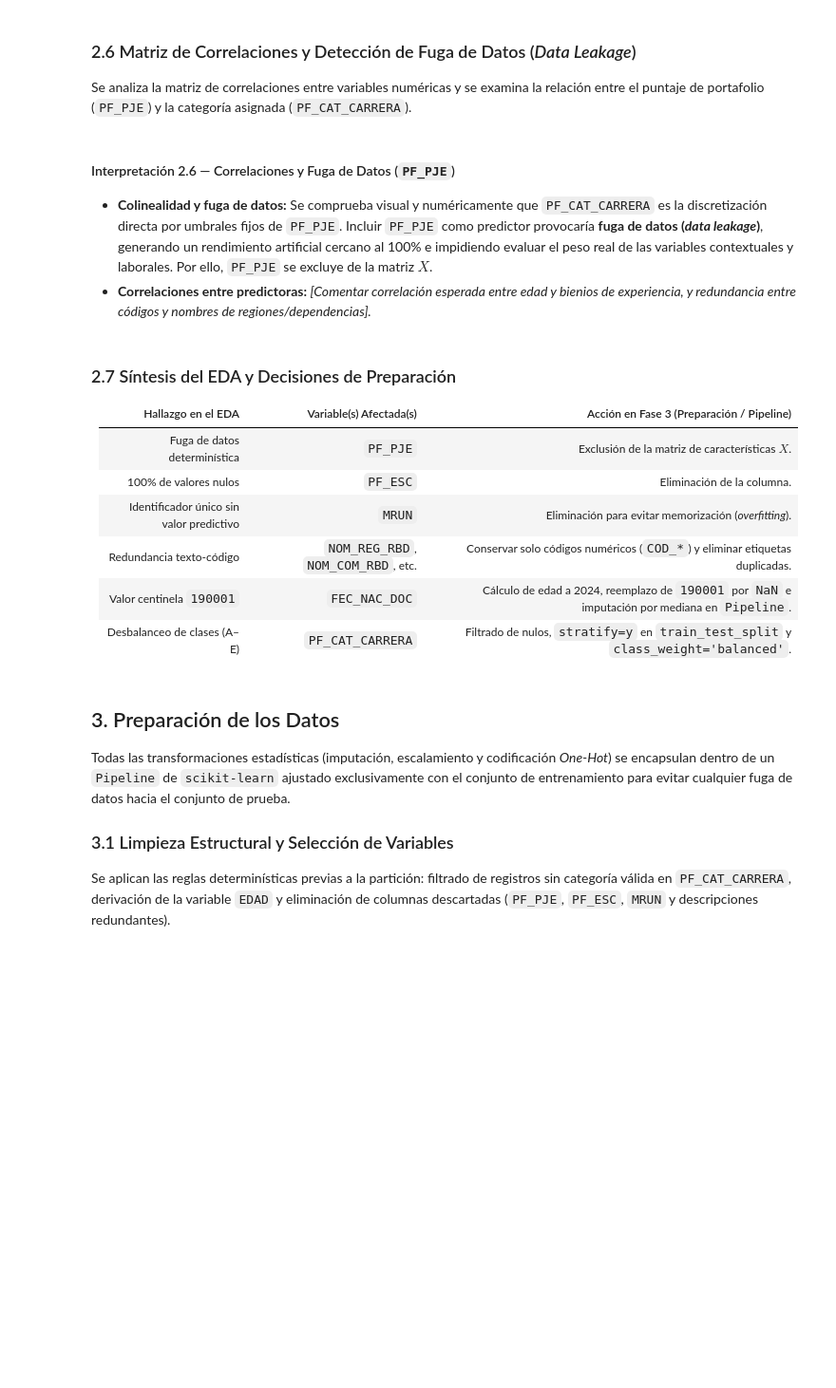
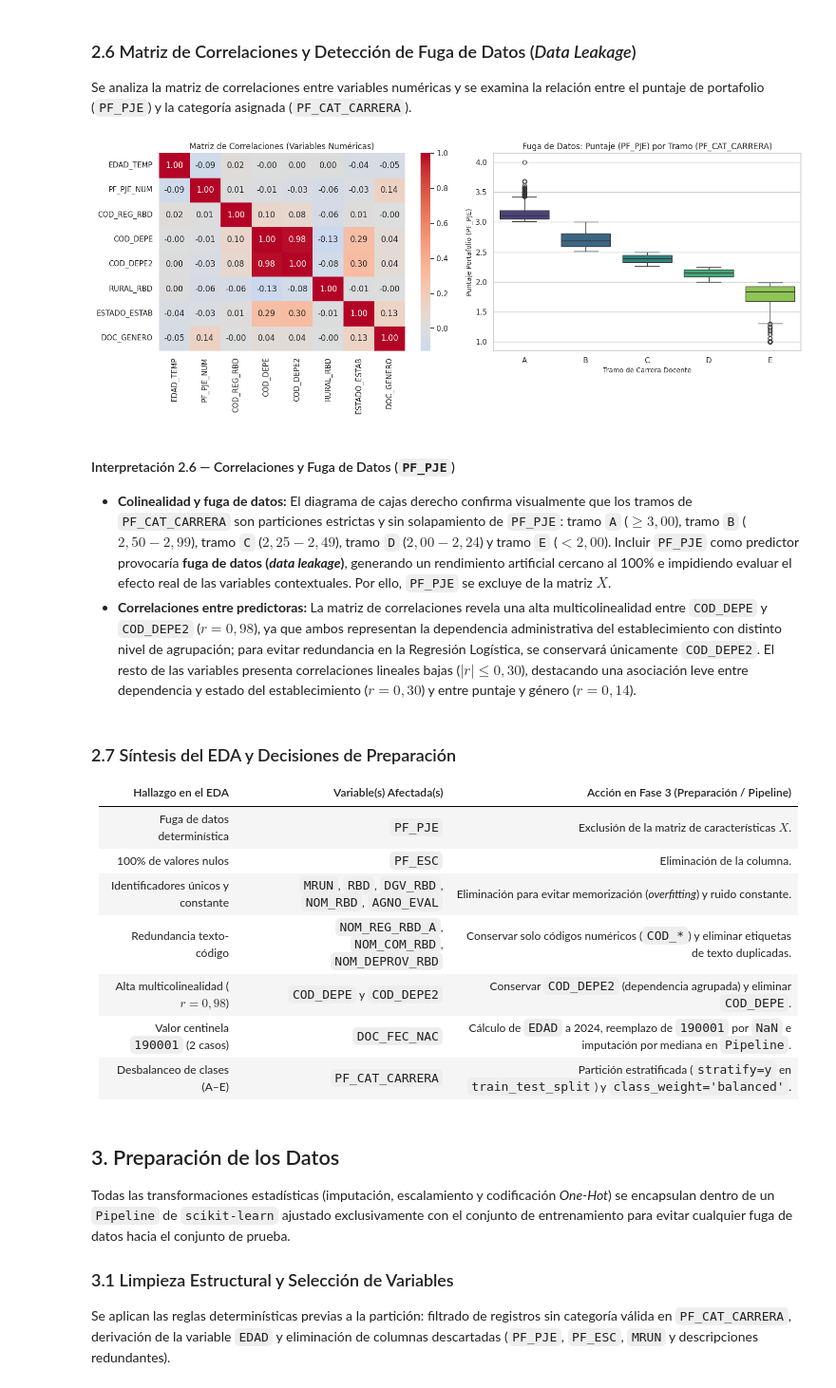
Before and after one commit to gonmpa/Notebook_Jupyter_Mineria_Datos_Supervisado_Clasificacion, a Jupyter notebook: Evaluacion_Final_MD_Pino_Gonzalo.ipynb, the cells around one changed output. Shown at 95% size. Drawn from its saved outputs; the diff is of its cells as text; code cells hidden in the pictures; blank space fills up the shorter version.

```diff
--- a/Evaluacion_Final_MD_Pino_Gonzalo.ipynb
+++ b/Evaluacion_Final_MD_Pino_Gonzalo.ipynb
@@ -70,10 +297,30 @@ Se construyen diagramas de caja (*box-plots*) sobre las variables numéricas con
 # %% [markdown]
 ### 2.6 Matriz de Correlaciones y Detección de Fuga de Datos (*Data Leakage*)
 Se analiza la matriz de correlaciones entre variables numéricas y se examina la relación entre el puntaje de portafolio (`PF_PJE`) y la categoría asignada (`PF_CAT_CARRERA`).
+# %%
+# [C-2.6] Matriz de correlaciones y demostración visual de fuga de datos en PF_PJE
+fig, axes = plt.subplots(1, 2, figsize=(15, 6))
+
+# 1. Heatmap de correlación entre variables numéricas
+cols_corr = ["EDAD_TEMP", "PF_PJE_NUM", "COD_REG_RBD", "COD_DEPE", "COD_DEPE2", "RURAL_RBD", "ESTADO_ESTAB", "DOC_GENERO"]
+corr_matrix = df_eda[cols_corr].corr()
+sns.heatmap(corr_matrix, annot=True, fmt=".2f", cmap="coolwarm", center=0, ax=axes[0])
+axes[0].set_title("Matriz de Correlaciones (Variables Numéricas)")
+
+# 2. Relación determinística PF_PJE vs PF_CAT_CARRERA (Fuga de datos)
+sns.boxplot(data=df_eda, x="PF_CAT_CARRERA", y="PF_PJE_NUM", order=orden_tramos, palette="viridis", ax=axes[1])
+axes[1].set_title("Fuga de Datos: Puntaje (PF_PJE) por Tramo (PF_CAT_CARRERA)")
+axes[1].set_xlabel("Tramo de Carrera Docente")
+axes[1].set_ylabel("Puntaje Portafolio (PF_PJE)")
+
+plt.tight_layout()
+plt.show()
+# %% [output]
+[figure, added]
 # %% [markdown]
 #### Interpretación 2.6 — Correlaciones y Fuga de Datos (`PF_PJE`)
-* **Colinealidad y fuga de datos:** Se comprueba visual y numéricamente que `PF_CAT_CARRERA` es la discretización directa por umbrales fijos de `PF_PJE`. Incluir `PF_PJE` como predictor provocaría **fuga de datos (*data leakage*)**, generando un rendimiento artificial cercano al 100% e impidiendo evaluar el peso real de las variables contextuales y laborales. Por ello, `PF_PJE` se excluye de la matriz $X$.
-* **Correlaciones entre predictoras:** *[Comentar correlación esperada entre edad y bienios de experiencia, y redundancia entre códigos y nombres de regiones/dependencias].*
+* **Colinealidad y fuga de datos:** El diagrama de cajas derecho confirma visualmente que los tramos de `PF_CAT_CARRERA` son particiones estrictas y sin solapamiento de `PF_PJE`: tramo `A` ($\ge 3,00$), tramo `B` ($2,50 - 2,99$), tramo `C` ($2,25 - 2,49$), tramo `D` ($2,00 - 2,24$) y tramo `E` ($< 2,00$). Incluir `PF_PJE` como predictor provocaría **fuga de datos (*data leakage*)**, generando un rendimiento artificial cercano al 100% e impidiendo evaluar el efecto real de las variables contextuales. Por ello, `PF_PJE` se excluye de la matriz $X$.
+* **Correlaciones entre predictoras:** La matriz de correlaciones revela una alta multicolinealidad entre `COD_DEPE` y `COD_DEPE2` ($r = 0,98$), ya que ambos representan la dependencia administrativa del establecimiento con distinto nivel de agrupación; para evitar redundancia en la Regresión Logística, se conservará únicamente `COD_DEPE2`. El resto de las variables presenta correlaciones lineales bajas ($|r| \le 0,30$), destacando una asociación leve entre dependencia y estado del establecimiento ($r = 0,30$) y entre puntaje y género ($r = 0,14$).
 # %% [markdown]
 ### 2.7 Síntesis del EDA y Decisiones de Preparación
 
@@ -81,10 +328,11 @@ Se analiza la matriz de correlaciones entre variables numéricas y se examina la
 | :--- | :--- | :--- |
 | Fuga de datos determinística | `PF_PJE` | Exclusión de la matriz de características $X$. |
 | 100% de valores nulos | `PF_ESC` | Eliminación de la columna. |
-| Identificador único sin valor predictivo | `MRUN` | Eliminación para evitar memorización (*overfitting*). |
-| Redundancia texto-código | `NOM_REG_RBD`, `NOM_COM_RBD`, etc. | Conservar solo códigos numéricos (`COD_*`) y eliminar etiquetas duplicadas. |
-| Valor centinela `190001` | `FEC_NAC_DOC` | Cálculo de edad a 2024, reemplazo de `190001` por `NaN` e imputación por mediana en `Pipeline`. |
-| Desbalanceo de clases (A–E) | `PF_CAT_CARRERA` | Filtrado de nulos, `stratify=y` en `train_test_split` y `class_weight='balanced'`. |
+| Identificadores únicos y constante | `MRUN`, `RBD`, `DGV_RBD`, `NOM_RBD`, `AGNO_EVAL` | Eliminación para evitar memorización (*overfitting*) y ruido constante. |
+| Redundancia texto-código | `NOM_REG_RBD_A`, `NOM_COM_RBD`, `NOM_DEPROV_RBD` | Conservar solo códigos numéricos (`COD_*`) y eliminar etiquetas de texto duplicadas. |
+| Alta multicolinealidad ($r = 0,98$) | `COD_DEPE` y `COD_DEPE2` | Conservar `COD_DEPE2` (dependencia agrupada) y eliminar `COD_DEPE`. |
+| Valor centinela `190001` (2 casos) | `DOC_FEC_NAC` | Cálculo de `EDAD` a 2024, reemplazo de `190001` por `NaN` e imputación por mediana en `Pipeline`. |
+| Desbalanceo de clases (A–E) | `PF_CAT_CARRERA` | Partición estratificada (`stratify=y` en `train_test_split`) y `class_weight='balanced'`. |
 # %% [markdown]
 ## 3. Preparación de los Datos
 
```
Also changed, not shown: parts of 19 cells of this notebook.
